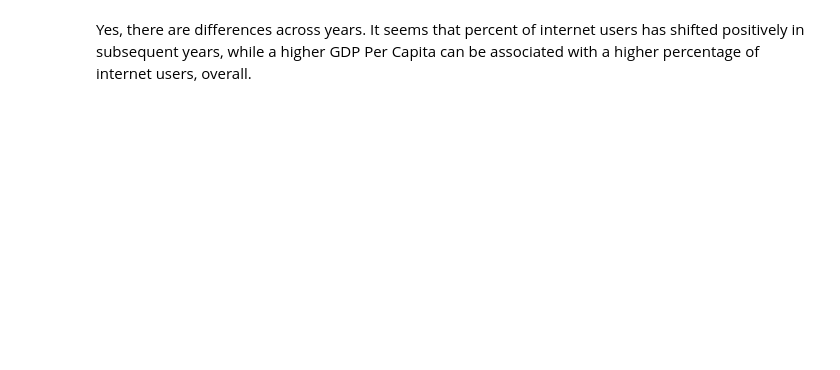
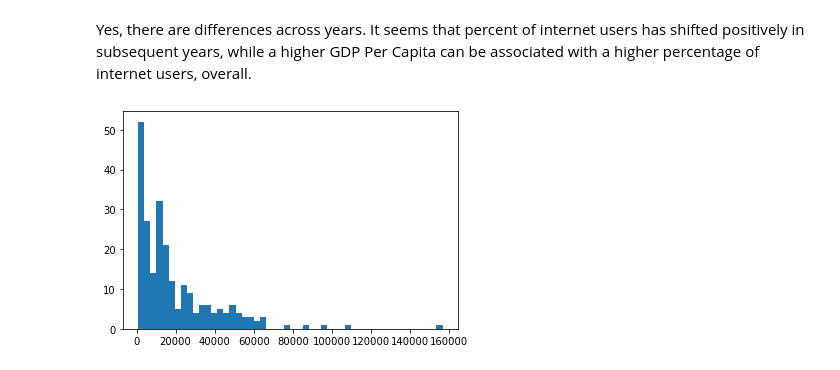
Before and after one commit to ColinSandidge/gdp-and-internet-usage-ColinSandidge, a Jupyter notebook: notebooks/UN Project.ipynb, the cells around one changed output. Drawn from its saved outputs; the diff is of its cells as text; code cells hidden in the pictures; blank space fills up the shorter version.

```diff
--- a/notebooks/UN Project.ipynb
+++ b/notebooks/UN Project.ipynb
@@ -298,2 +301,6 @@ plt.scatter(combined2014.Internet_Users_Pct, combined2014.GDP_Per_Capita)
 # %% [markdown]
 Yes, there are differences across years. It seems that percent of internet users has shifted positively in subsequent years, while a higher GDP Per Capita can be associated with a higher percentage of internet users, overall.
+# %%
+plt.hist(combined2014['GDP_Per_Capita'], bins = 50);
+# %% [output]
+[figure, added]
```
Also changed, not shown: parts of 15 cells of this notebook.
